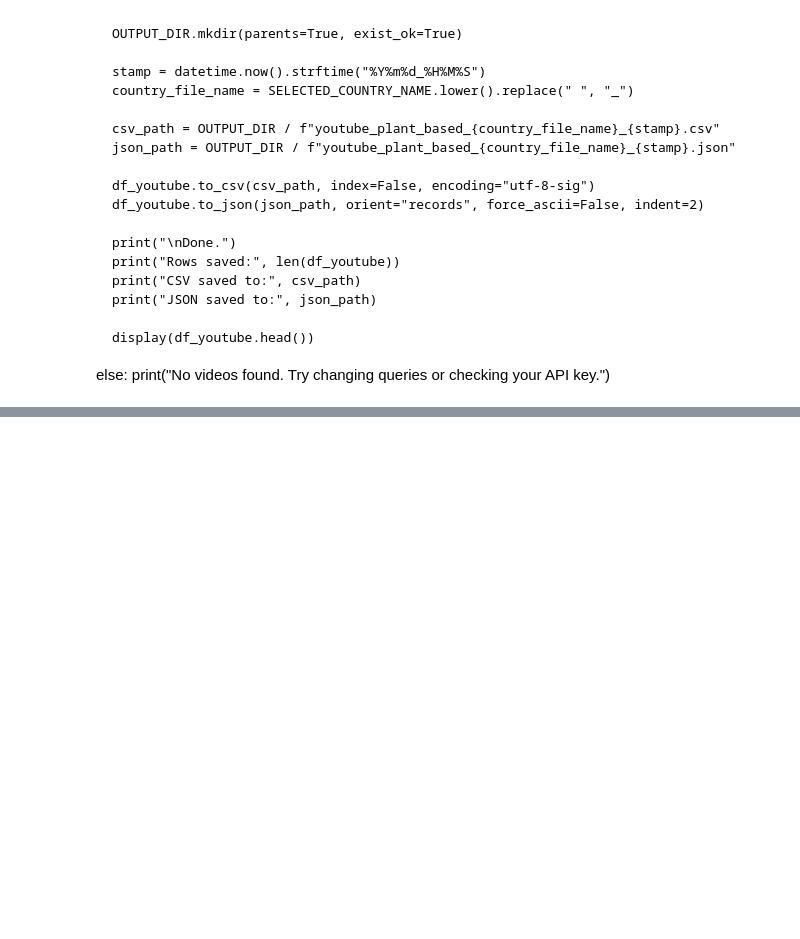
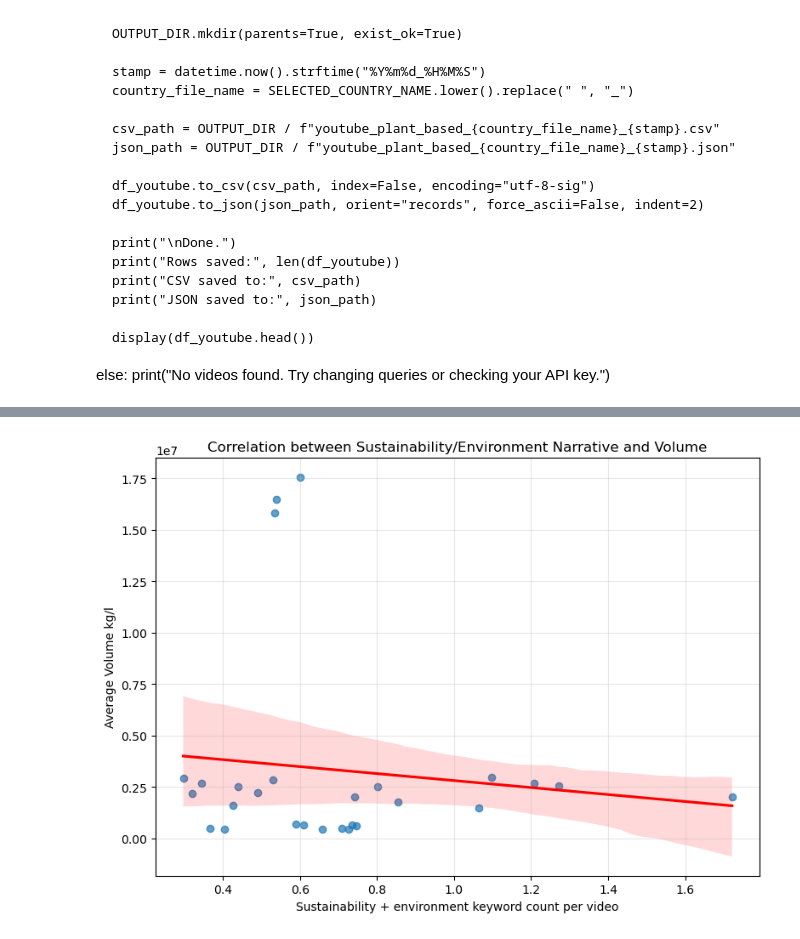
Before and after one commit to huangshuojason/Video-Analysis--DataScience-Group, a Jupyter notebook: notebooks/0603 Group I.ipynb, the cells around one changed output, grey strips where cells are left out. Cells and saved outputs as stored; diff of their text form; code cells hidden in the pictures; blank space fills up the shorter version.

```diff
--- a/notebooks/0603 Group I.ipynb
+++ b/notebooks/0603 Group I.ipynb
@@ -725,0 +1101,9 @@ Saved to: ..\data\Raw\youtube_plant_based_all_countries.csv
+# %%
+corr2_df = merged_df[["sustainability_environment_per_video", "Volume kg/l"]].dropna()
+
+X = sm.add_constant(corr2_df["sustainability_environment_per_video"])
+y = corr2_df["Volume kg/l"]
+
+model_sustainability_volume = sm.OLS(y, X).fit()
+
+print(model_sustainability_volume.summary())
@@ -725,0 +1128,19 @@ Saved to: ..\data\Raw\youtube_plant_based_all_countries.csv
+# %%
+plt.figure(figsize=(8, 6))
+
+sns.regplot(
+    data=corr2_df,
+    x="sustainability_environment_per_video",
+    y="Volume kg/l",
+    scatter_kws={"alpha": 0.7},
+    line_kws={"color": "red"}
+)
+
+plt.title("Correlation between Sustainability/Environment Narrative and Volume")
+plt.xlabel("Sustainability + environment keyword count per video")
+plt.ylabel("Average Volume kg/l")
+plt.grid(True, alpha=0.3)
+plt.tight_layout()
+plt.show()
+# %% [output]
+[figure, added]
```
Also changed, not shown: parts of 33 cells of this notebook.
